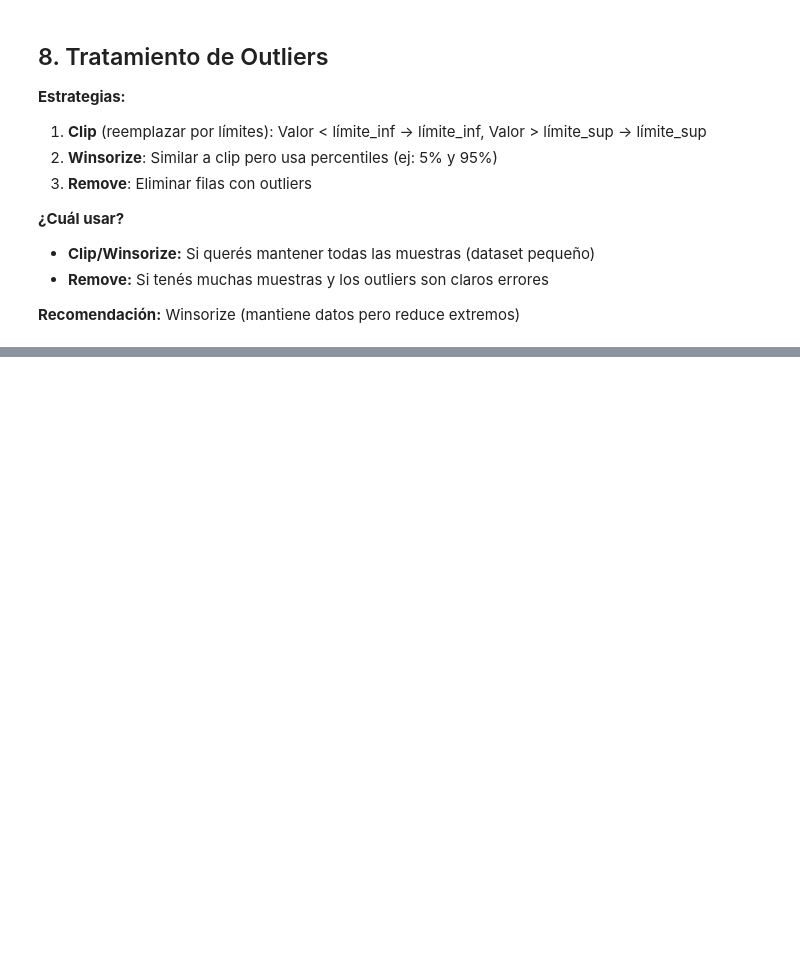
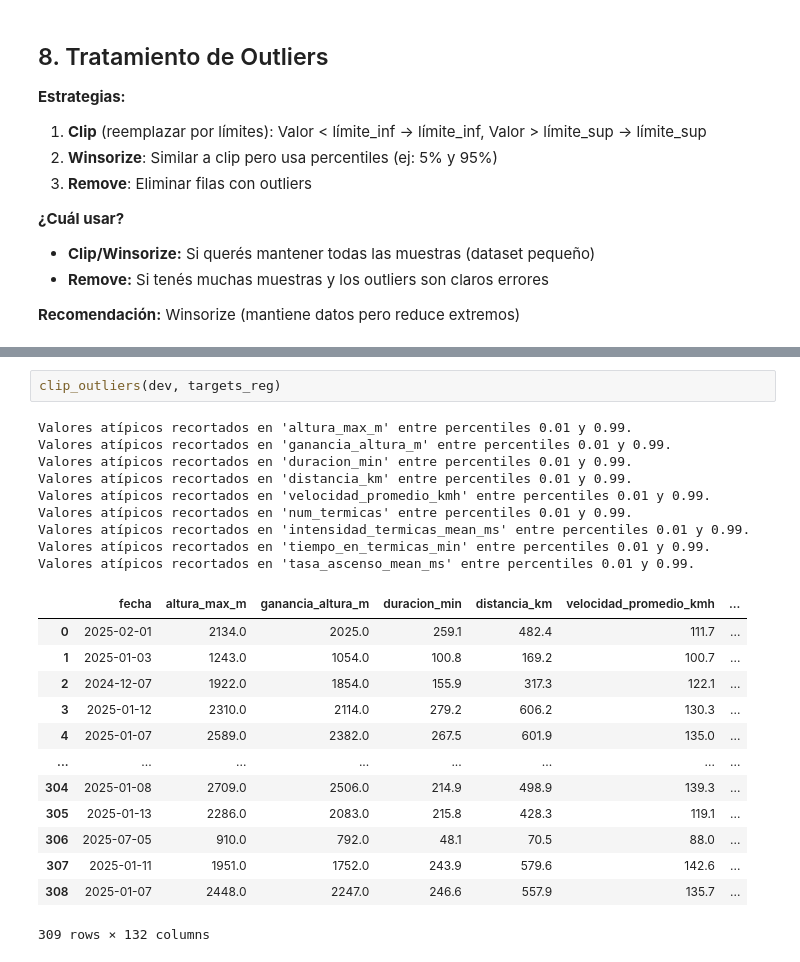
Before and after one commit to estanislaomolina/TP-Final-ML, a Jupyter notebook: data analysis/01_EDA_Preprocesamiento.ipynb, the cells around one changed output, grey strips where cells are left out. Saved outputs shown, nothing was run; the diff lists cells and outputs as text; blank space fills up the shorter version.

```diff
--- a/data analysis/01_EDA_Preprocesamiento.ipynb
+++ b/data analysis/01_EDA_Preprocesamiento.ipynb
@@ -1307,0 +249,25 @@ RESULTADO GLOBAL
+# %%
+clip_outliers(dev, targets_reg)
+# %% [output]
+Valores atípicos recortados en 'altura_max_m' entre percentiles 0.01 y 0.99.
+Valores atípicos recortados en 'ganancia_altura_m' entre percentiles 0.01 y 0.99.
+Valores atípicos recortados en 'duracion_min' entre percentiles 0.01 y 0.99.
+Valores atípicos recortados en 'distancia_km' entre percentiles 0.01 y 0.99.
+Valores atípicos recortados en 'velocidad_promedio_kmh' entre percentiles 0.01 y 0.99.
+Valores atípicos recortados en 'num_termicas' entre percentiles 0.01 y 0.99.
+Valores atípicos recortados en 'intensidad_termicas_mean_ms' entre percentiles 0.01 y 0.99.
+Valores atípicos recortados en 'tiempo_en_termicas_min' entre percentiles 0.01 y 0.99.
+Valores atípicos recortados en 'tasa_ascenso_mean_ms' entre percentiles 0.01 y 0.99.
+|  | fecha | altura_max_m | ganancia_altura_m | duracion_min | distancia_km | velocidad_promedio_kmh | ... |
+| 0 | 2025-02-01 | 2134.0 | 2025.0 | 259.1 | 482.4 | 111.7 | ... |
+| 1 | 2025-01-03 | 1243.0 | 1054.0 | 100.8 | 169.2 | 100.7 | ... |
+| 2 | 2024-12-07 | 1922.0 | 1854.0 | 155.9 | 317.3 | 122.1 | ... |
+| 3 | 2025-01-12 | 2310.0 | 2114.0 | 279.2 | 606.2 | 130.3 | ... |
+| 4 | 2025-01-07 | 2589.0 | 2382.0 | 267.5 | 601.9 | 135.0 | ... |
+| ... | ... | ... | ... | ... | ... | ... | ... |
+| 304 | 2025-01-08 | 2709.0 | 2506.0 | 214.9 | 498.9 | 139.3 | ... |
+| 305 | 2025-01-13 | 2286.0 | 2083.0 | 215.8 | 428.3 | 119.1 | ... |
+| 306 | 2025-07-05 | 910.0 | 792.0 | 48.1 | 70.5 | 88.0 | ... |
+| 307 | 2025-01-11 | 1951.0 | 1752.0 | 243.9 | 579.6 | 142.6 | ... |
+| 308 | 2025-01-07 | 2448.0 | 2247.0 | 246.6 | 557.9 | 135.7 | ... |
+309 rows × 132 columns
```
Also changed, not shown: parts of 33 cells of this notebook, 1 other file.
